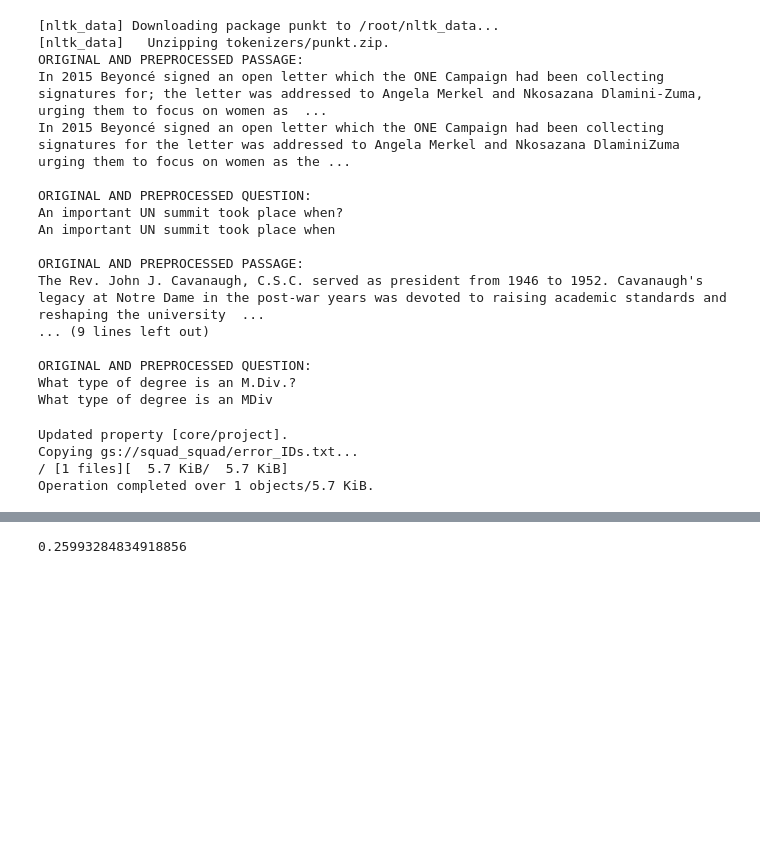
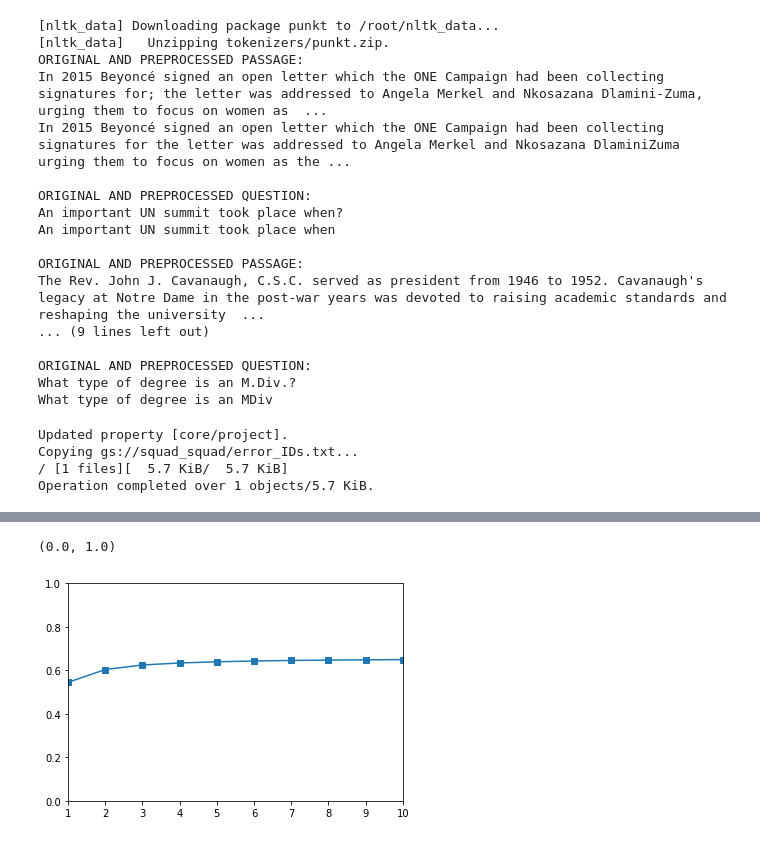
Before and after one commit to the-SQuAD-squad/IR, a Jupyter notebook: IR.ipynb, the cells around one changed output, grey strips where cells are left out. Cells and saved outputs as stored; diff of their text form; code cells hidden in the pictures; blank space fills up the shorter version.

```diff
--- a/IR.ipynb
+++ b/IR.ipynb
@@ -553,29 +242,26 @@ WARNING:tensorflow:The parameter `return_dict` cannot be set in graph mode and w
-# %%
-#@title argmax evaluation and plot { form-width: "25%" }
-
-import matplotlib.pyplot as plt
-
-a = tf.keras.layers.Input(shape=(256,), dtype=tf.float32)
-b = tf.keras.layers.Input(shape=(256,), dtype=tf.float32)
-outdot = tf.tensordot(a, b, axes=(1,1))
-softmax = tf.keras.layers.Softmax(axis=0)
-output = softmax(outdot)
-classifier = keras.Model(inputs=[a,b], outputs=output)
-
-acc = []
-ok = 0
-for r in tqdm(range(results.shape[0])):
-
-    pred = classifier.predict((encoded_val_passage[results[r]], np.repeat(encoded_val_question[r,np.newaxis], 16, axis=0)),
-                            batch_size=batch_size)
-
-    pred = tf.argmax(pred, axis=0)[0]
-
-    passage_idx = results[r, pred]
-
-    if unique_passage[passage_idx] == df_original_val.iloc[r]['passage']:
-        ok += 1
-
-ok/results.shape[0]
-# %% [output]
-0.25993284834918856
+# %%
+#@title mrr { form-width: "25%" }
+
+max_documents = 10
+mrr = []
+
+for retrieved_documents in tqdm(range(1, max_documents+1)):
+    reciprocal_ranks = []
+    for j,result in enumerate(results.T):
+        result = np.argsort(result)
+        if df_original_test['passage'].tolist()[j] in [text for text in passage_test[result[-retrieved_documents:].tolist()]]:
+            rank = 1+[txt for txt in passage_test[result[-retrieved_documents:].tolist()]][::-1].index(df_original_test['passage'].tolist()[j])
+            reciprocal_ranks.append(1/rank)
+        else:
+            reciprocal_ranks.append(0)
+
+    mrr.append(np.mean(reciprocal_ranks))
+# %%
+#@title mean reciprocal rank { form-width: "25%" }
+
+plt.plot(list(range(1,max_documents+1)), mrr, "-s");
+plt.xlim((1,max_documents))
+plt.ylim((0,1))
+# %% [output]
+(0.0, 1.0)
+[figure, added]
```
Also changed, not shown: parts of 17 cells of this notebook.
